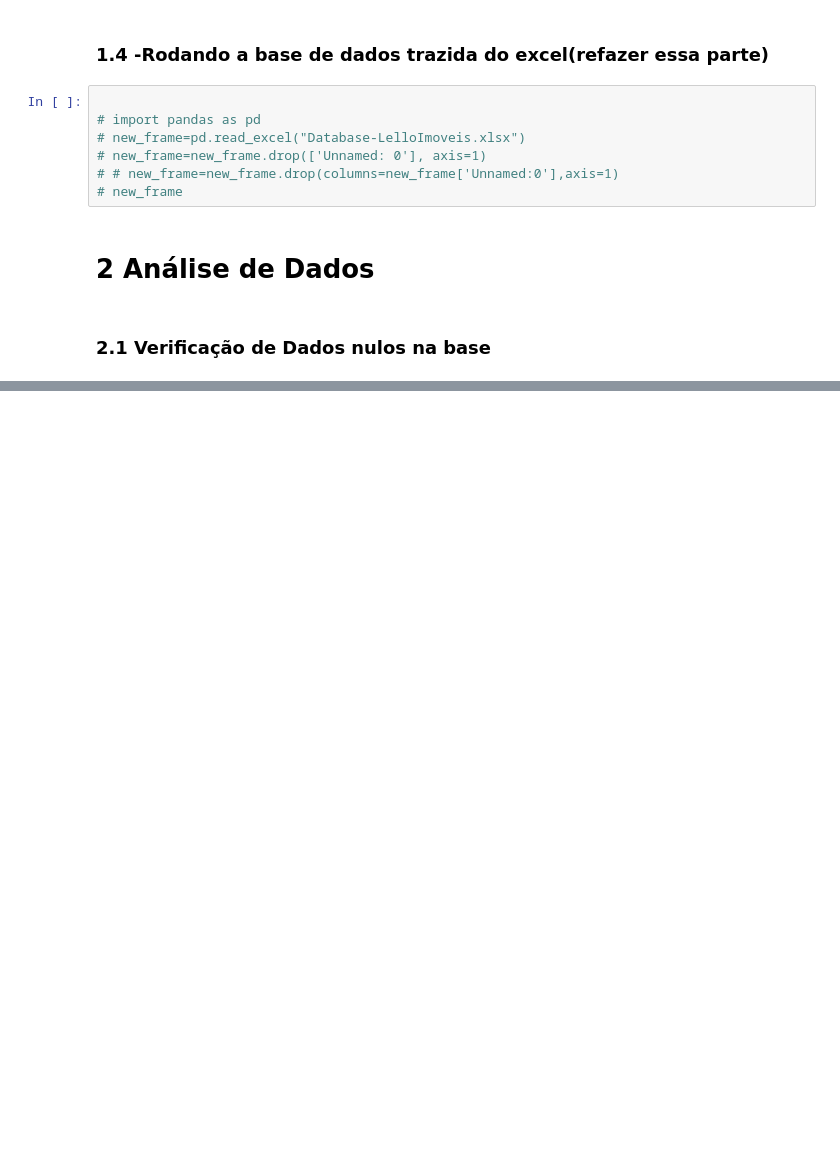
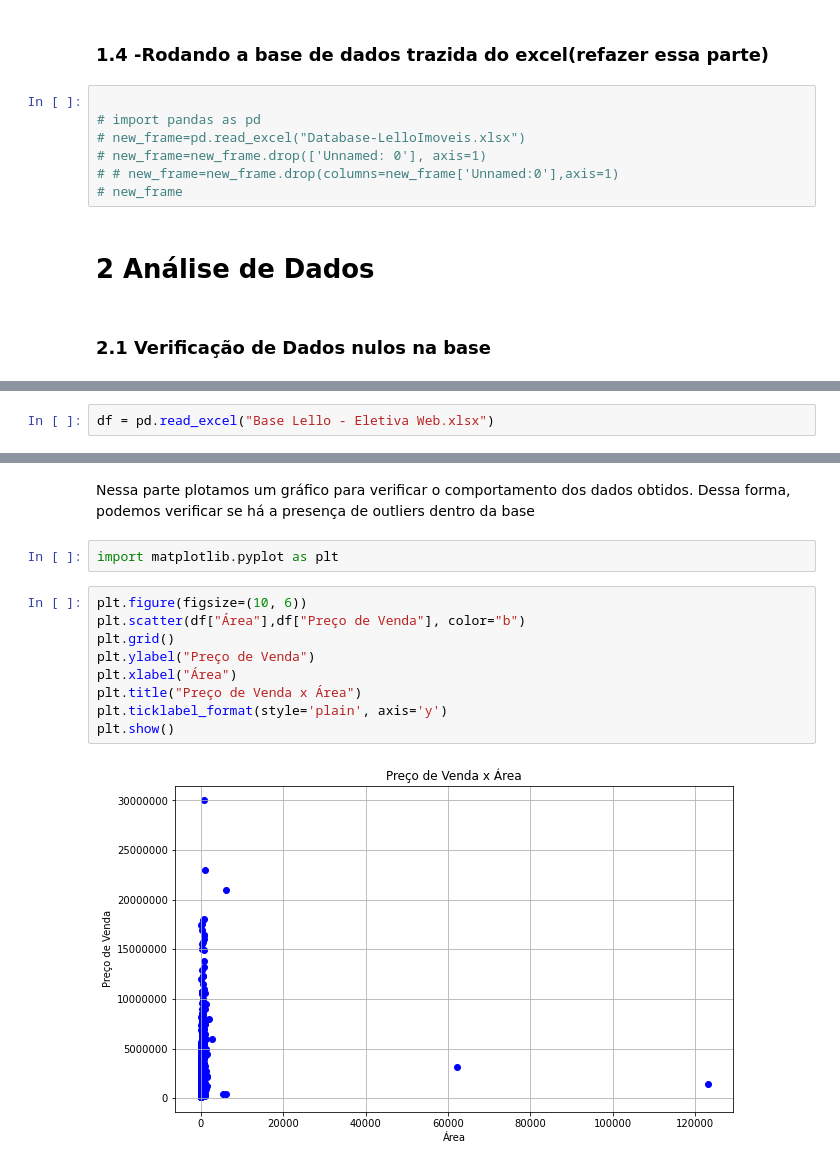
Before and after one commit to gabri190/Projeto-Quinto-Andar, a Jupyter notebook: Projeto Eletiva-Lello Imoveis.ipynb, the cells around one changed output, grey strips where cells are left out. Cells and saved outputs as stored; diff of their text form; blank space fills up the shorter version.

```diff
--- a/Projeto Eletiva-Lello Imoveis.ipynb
+++ b/Projeto Eletiva-Lello Imoveis.ipynb
@@ -259,0 +250,2 @@ frame.describe()
+# %%
+df = pd.read_excel("Base Lello - Eletiva Web.xlsx")
@@ -259,0 +268,15 @@ frame.describe()
+# %% [markdown]
+Nessa parte plotamos um gráfico para verificar o comportamento dos dados obtidos. Dessa forma, podemos verificar se há a presença de outliers dentro da base
+# %%
+import matplotlib.pyplot as plt
+# %%
+plt.figure(figsize=(10, 6))
+plt.scatter(df["Área"],df["Preço de Venda"], color="b")
+plt.grid()
+plt.ylabel("Preço de Venda")
+plt.xlabel("Área")
+plt.title("Preço de Venda x Área")
+plt.ticklabel_format(style='plain', axis='y')
+plt.show()
+# %% [output]
+[figure, added]
```
Also changed, not shown: parts of 61 cells of this notebook, 2 other files.
